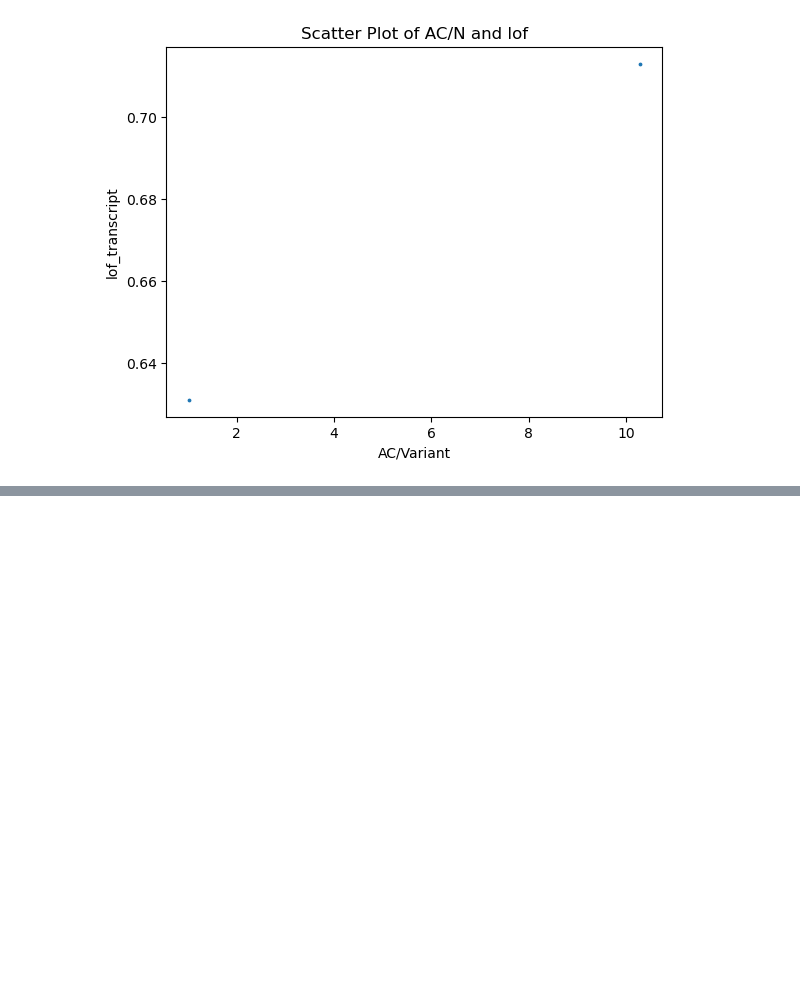
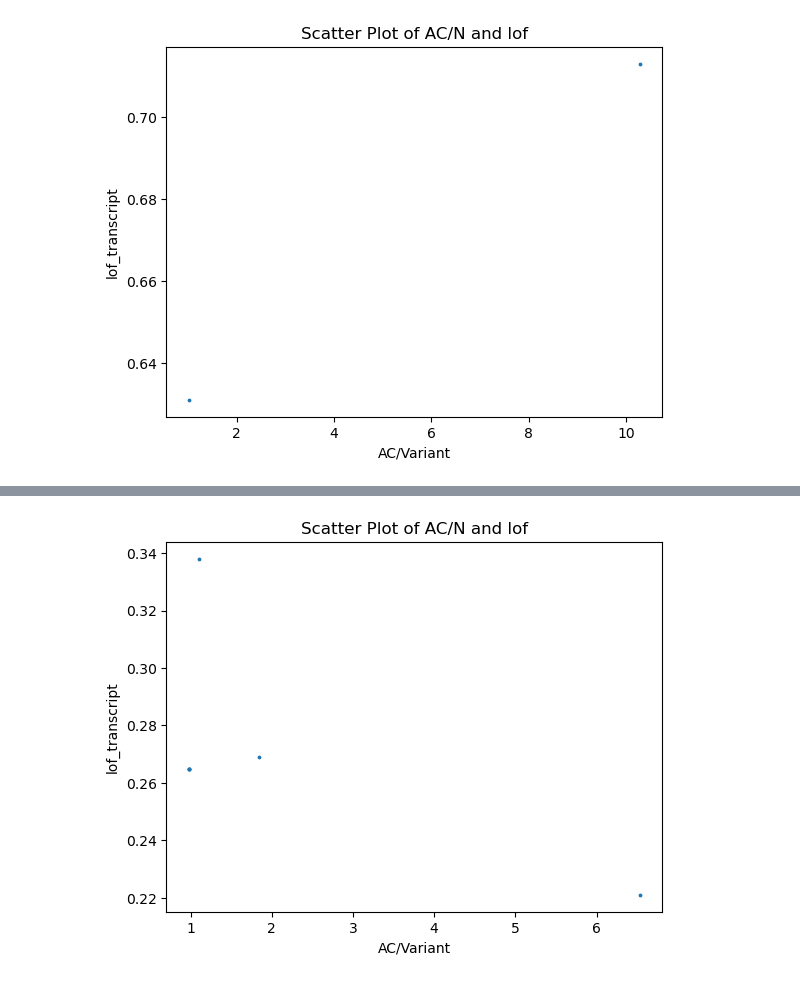
Before and after one commit to nastasia-iv/genvar, a Jupyter notebook: Grishchenko/code/all_genes_analysis.ipynb, the cells around one changed output, grey strips where cells are left out. Saved outputs shown, nothing was run; the diff lists cells and outputs as text; code cells hidden in the pictures; blank space fills up the shorter version.

```diff
--- a/Grishchenko/code/all_genes_analysis.ipynb
+++ b/Grishchenko/code/all_genes_analysis.ipynb
@@ -432,0 +607,12 @@ plt.show()
+# %%
+gene_data_RPS10 = pd.read_csv('/home/bioinf/gnomad-variants/Grishchenko/processed_data/tables/ac_expression_tables/RPS10.tsv',
+                         sep='\t')
+gene_data_RPS10 = gene_data_RPS10[
+    (gene_data_RPS10['Feature_Type'] == 'Transcript') &
+    (gene_data_RPS10['BIOTYPE'] == 'protein_coding') ]
+
+values_to_filter = ['stop_gained', 'frameshift_variant', 'splice_donor_variant', 'splice_acceptor_variant']
+
+gene_data_RPS10 = gene_data_RPS10[gene_data_RPS10['Consequence'].isin(values_to_filter)]
+gene_data_RPS10 = gene_data_RPS10[gene_data_RPS10['Feature'].str.contains('ENST')]
+gene_data_RPS10
@@ -432,0 +726,6 @@ plt.show()
+# %%
+matched_values = constraint_transcript_loeuf[constraint_transcript_loeuf['transcript'].isin(transcripts_df_ac_RPS10['Transcript_ID'])]
+matched_values.reset_index(inplace=True)
+transcripts_df_ac_RPS10['lof_transcript'] = matched_values['lof.oe_ci.upper']
+transcripts_df_ac_RPS10['Exon_number'] = matched_values['num_coding_exons']
+transcripts_df_ac_RPS10
@@ -432,0 +741,8 @@ plt.show()
+# %%
+plt.scatter(np.log1p(transcripts_df_ac_RPS10['AC/Variant']), transcripts_df_ac_RPS10['lof_transcript'], s=3)
+plt.xlabel('AC/Variant')
+plt.ylabel('lof_transcript')
+plt.title('Scatter Plot of AC/N and lof')
+plt.show()
+# %% [output]
+[figure, added]
```
Also changed, not shown: parts of 21 cells of this notebook.
